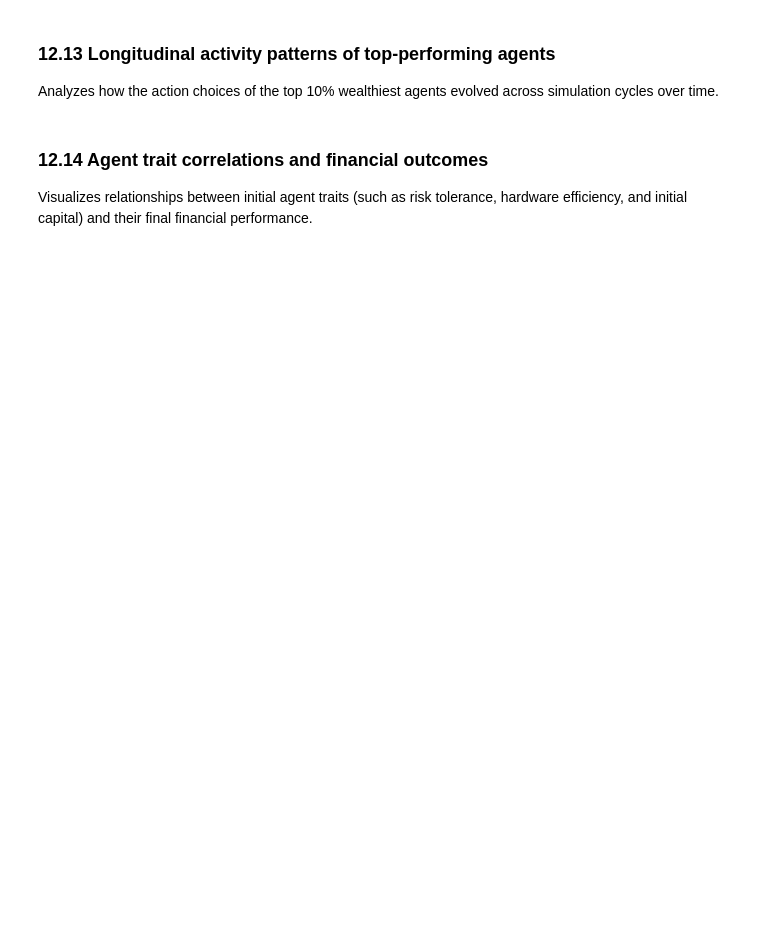
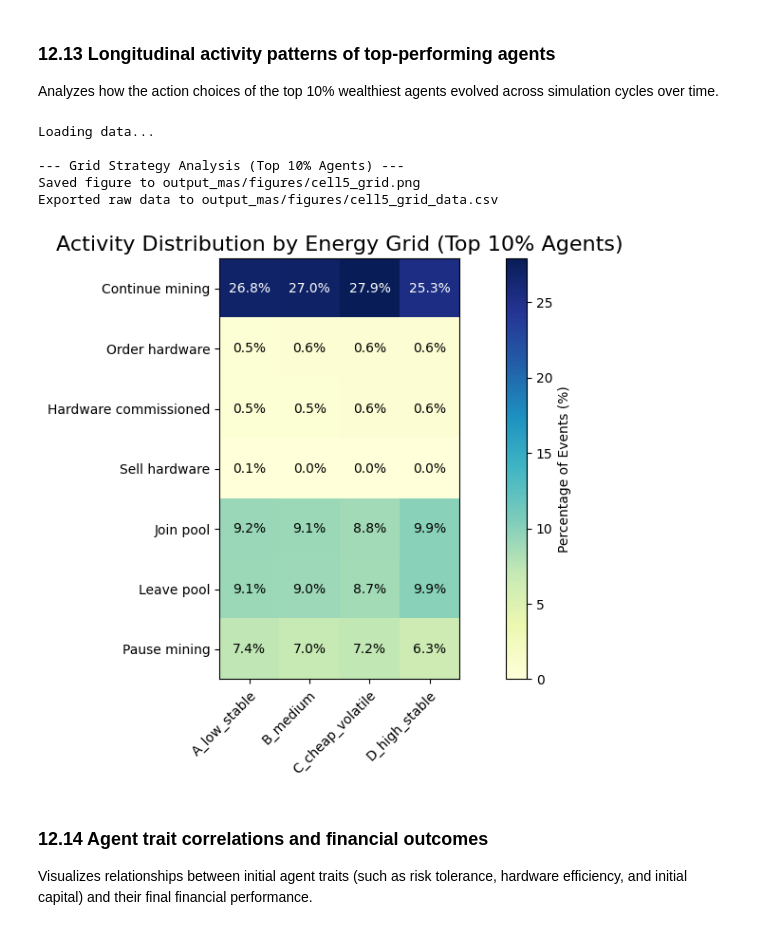
Before and after one commit to hate-bugs/ProcessMiningGroup10, a Jupyter notebook: notebook.ipynb, the cells around one changed output. Drawn from its saved outputs; the diff is of its cells as text; code cells hidden in the pictures; blank space fills up the shorter version.

```diff
--- a/notebook.ipynb
+++ b/notebook.ipynb
@@ -1828,33 +2100,46 @@ for act in main_activities:
 heatmap_data = np.array(heatmap_data)
 
 # 4. Visualization
 plt.style.use('default')
 fig, ax = plt.subplots(figsize=(10, 6))
 
 im = ax.imshow(heatmap_data, cmap='YlGnBu')
 
 # We want to show all ticks...
 ax.set_xticks(np.arange(len(grid_types)))
 ax.set_yticks(np.arange(len(main_activities)))
 # ... and label them with the respective list entries
 ax.set_xticklabels([g.replace('Grid_', '') for g in grid_types])
 ax.set_yticklabels(main_activities)
 
 # Rotate the tick labels and set their alignment.
 plt.setp(ax.get_xticklabels(), rotation=45, ha="right", rotation_mode="anchor")
 
 # Loop over data dimensions and create text annotations.
 for i in range(len(main_activities)):
     for j in range(len(grid_types)):
         text = ax.text(j, i, f"{heatmap_data[i, j]:.1f}%",
                        ha="center", va="center", color="black" if heatmap_data[i, j] < 20 else "white")
 
 ax.set_title("Activity Distribution by Energy Grid (Top 10% Agents)", fontsize=16)
 fig.tight_layout()
 
 plt.colorbar(im, label='Percentage of Events (%)')
 plt.savefig('output_mas/figures/cell5_grid.png')
 print("Saved figure to output_mas/figures/cell5_grid.png")
+
+# ── Export raw data for LaTeX/TikZ ──
+heatmap_df = pd.DataFrame(heatmap_data, index=main_activities,
+                          columns=[g.replace('Grid_', '') for g in grid_types])
+heatmap_df.to_csv('output_mas/figures/cell5_grid_data.csv')
+print('Exported raw data to output_mas/figures/cell5_grid_data.csv')
+# %% [output]
+Loading data...
+
+--- Grid Strategy Analysis (Top 10% Agents) ---
+Saved figure to output_mas/figures/cell5_grid.png
+Exported raw data to output_mas/figures/cell5_grid_data.csv
+[figure, added]
 # %% [markdown]
 ### 12.14 Agent trait correlations and financial outcomes
 
```
Also changed, not shown: parts of 44 cells of this notebook.
